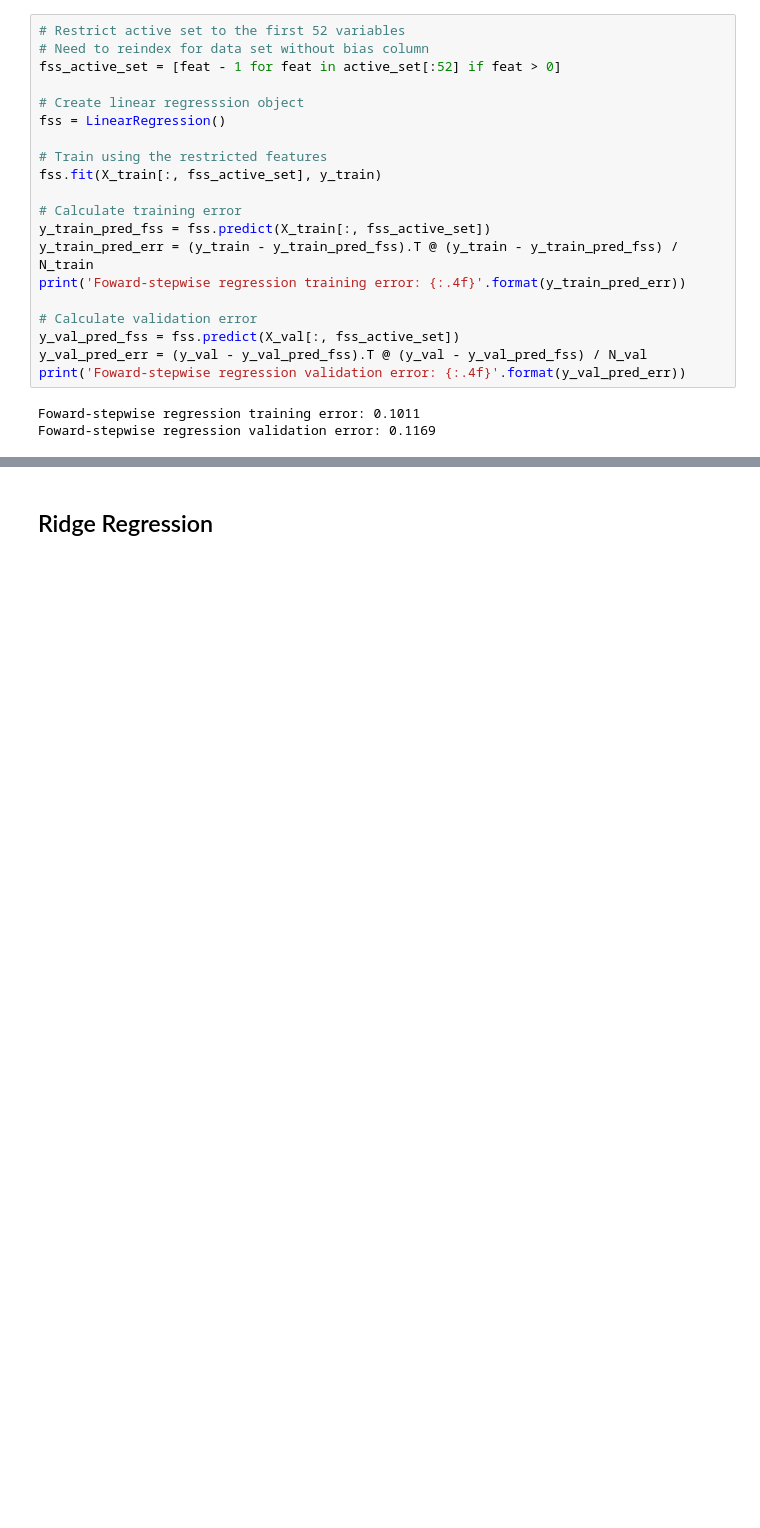
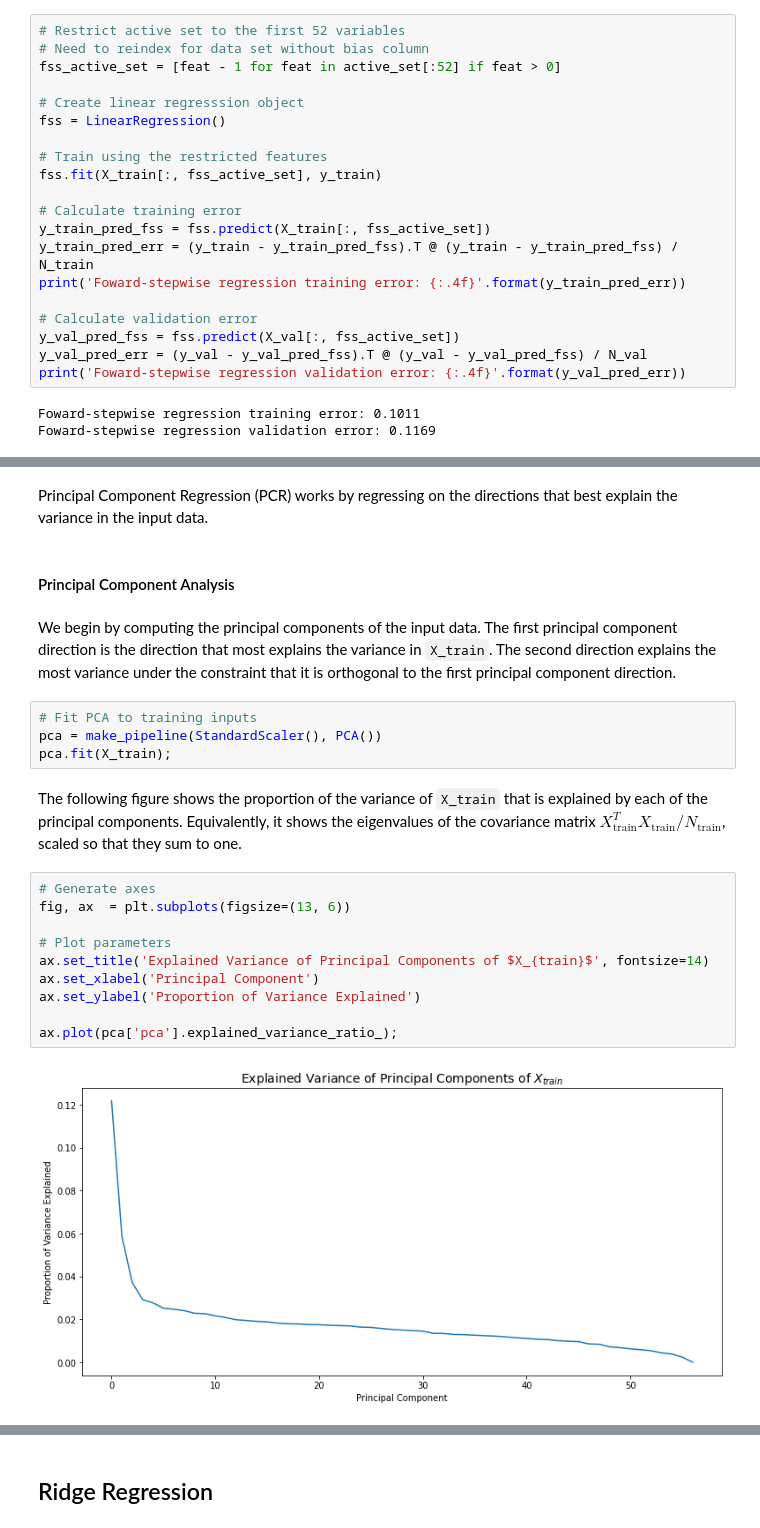
Before and after one commit to chris-leonard/elements-of-statistical-learning, a Jupyter notebook: chapter-3/spam-regression-analysis.ipynb, the cells around one changed output, grey strips where cells are left out. Drawn from its saved outputs; the diff is of its cells as text; blank space fills up the shorter version.

```diff
--- a/chapter-3/spam-regression-analysis.ipynb
+++ b/chapter-3/spam-regression-analysis.ipynb
@@ -586,0 +637,24 @@ Foward-stepwise regression validation error: 0.1169
+# %% [markdown]
+Principal Component Regression (PCR) works by regressing on the directions that best explain the variance in the input data.
+# %% [markdown]
+#### Principal Component Analysis
+# %% [markdown]
+We begin by computing the principal components of the input data. The first principal component direction is the direction that most explains the variance in `X_train`. The second direction explains the most variance under the constraint that it is orthogonal to the first principal component direction.
+# %%
+# Fit PCA to training inputs
+pca = make_pipeline(StandardScaler(), PCA())
+pca.fit(X_train);
+# %% [markdown]
+The following figure shows the proportion of the variance of `X_train` that is explained by each of the principal components. Equivalently, it shows the eigenvalues of the covariance matrix $X_{\text{train}}^TX_{\text{train}} / N_{\text{train}}$, scaled so that they sum to one.
+# %%
+# Generate axes
+fig, ax  = plt.subplots(figsize=(13, 6))
+
+# Plot parameters
+ax.set_title('Explained Variance of Principal Components of $X_{train}$', fontsize=14)
+ax.set_xlabel('Principal Component')
+ax.set_ylabel('Proportion of Variance Explained')
+
+ax.plot(pca['pca'].explained_variance_ratio_);
+# %% [output]
+[figure, added]
```
Also changed, not shown: parts of 65 cells of this notebook.
